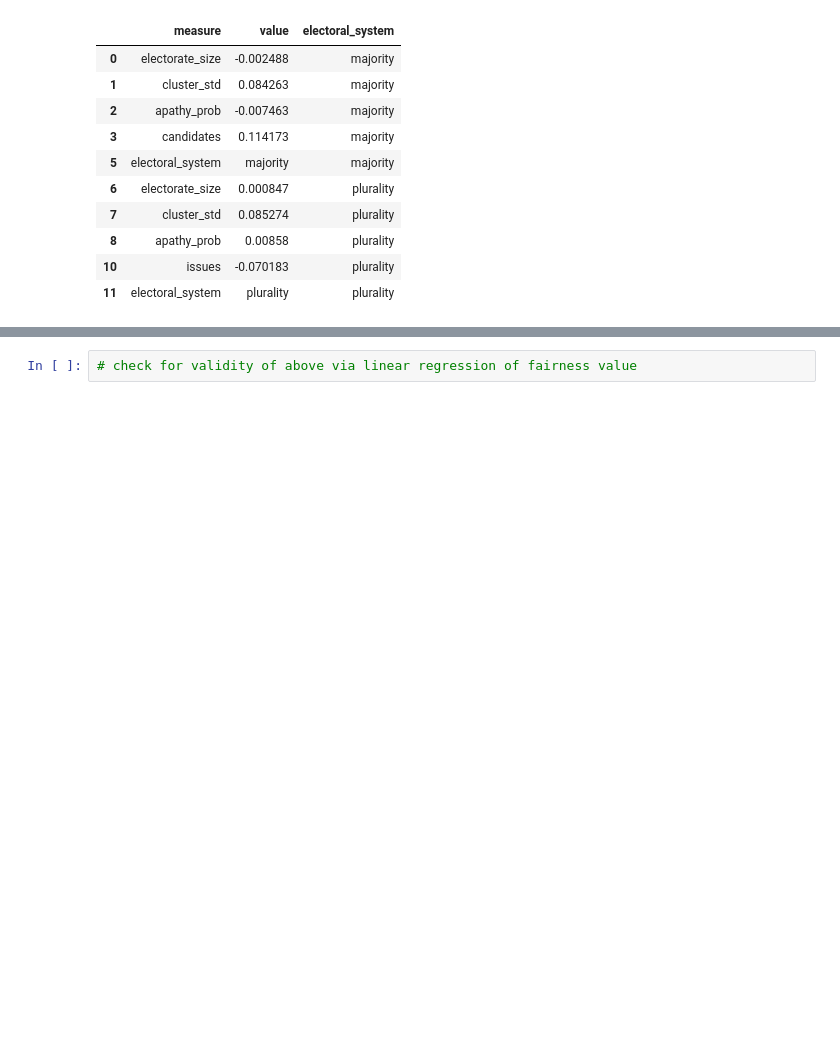
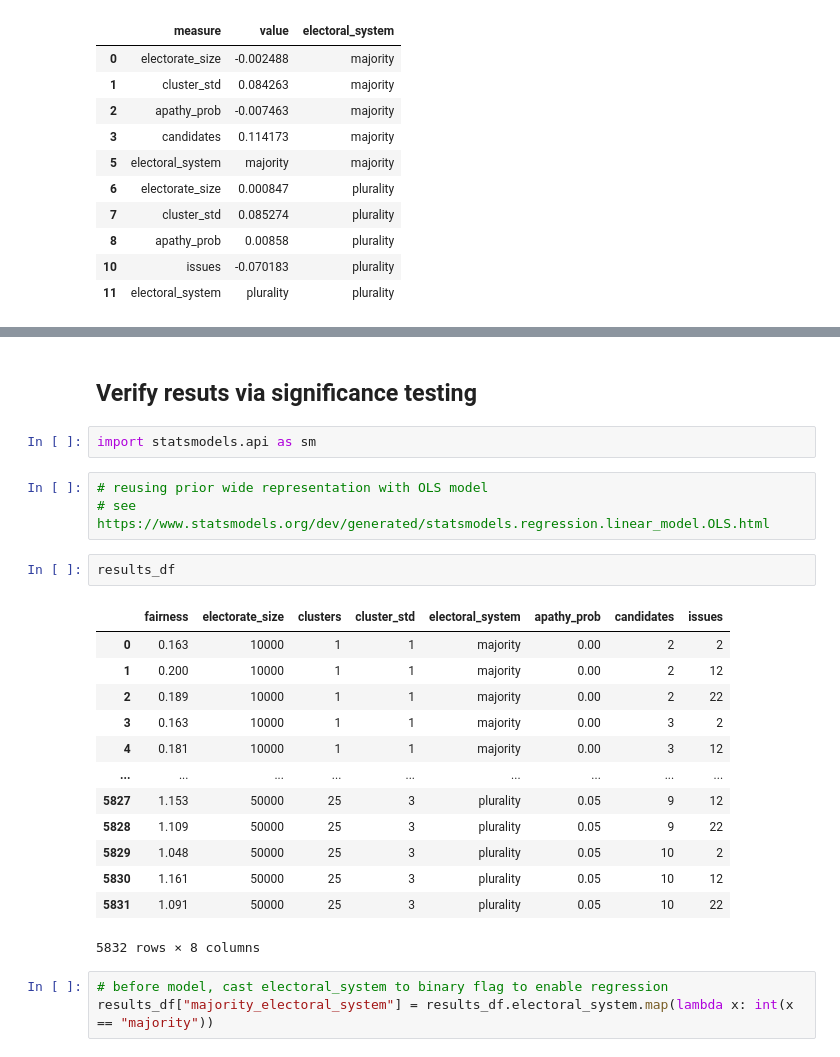
Before and after one commit to Expan75/complex-simulation-project, a Jupyter notebook: plurality_vs_majority.ipynb, the cells around one changed output, grey strips where cells are left out. Saved outputs shown, nothing was run; the diff lists cells and outputs as text; blank space fills up the shorter version.

```diff
--- a/plurality_vs_majority.ipynb
+++ b/plurality_vs_majority.ipynb
@@ -232,5 +252,29 @@ fig.suptitle("Measure correlation with fairness")
 plt.show()
 # %% [output]
 [figure]
-# %%
-# check for validity of above via linear regression of fairness value
+# %% [markdown]
+## Verify resuts via significance testing
+# %%
+import statsmodels.api as sm
+# %%
+# reusing prior wide representation with OLS model
+# see https://www.statsmodels.org/dev/generated/statsmodels.regression.linear_model.OLS.html
+# %%
+results_df
+# %% [output]
+|  | fairness | electorate_size | clusters | cluster_std | electoral_system | apathy_prob | candidates | issues |
+| 0 | 0.163 | 10000 | 1 | 1 | majority | 0.00 | 2 | 2 |
+| 1 | 0.200 | 10000 | 1 | 1 | majority | 0.00 | 2 | 12 |
+| 2 | 0.189 | 10000 | 1 | 1 | majority | 0.00 | 2 | 22 |
+| 3 | 0.163 | 10000 | 1 | 1 | majority | 0.00 | 3 | 2 |
+| 4 | 0.181 | 10000 | 1 | 1 | majority | 0.00 | 3 | 12 |
+| ... | ... | ... | ... | ... | ... | ... | ... | ... |
+| 5827 | 1.153 | 50000 | 25 | 3 | plurality | 0.05 | 9 | 12 |
+| 5828 | 1.109 | 50000 | 25 | 3 | plurality | 0.05 | 9 | 22 |
+| 5829 | 1.048 | 50000 | 25 | 3 | plurality | 0.05 | 10 | 2 |
+| 5830 | 1.161 | 50000 | 25 | 3 | plurality | 0.05 | 10 | 12 |
+| 5831 | 1.091 | 50000 | 25 | 3 | plurality | 0.05 | 10 | 22 |
+5832 rows × 8 columns
+# %%
+# before model, cast electoral_system to binary flag to enable regression
+results_df["majority_electoral_system"] = results_df.electoral_system.map(lambda x: int(x == "majority"))
```
Also changed, not shown: parts of 11 cells of this notebook.
